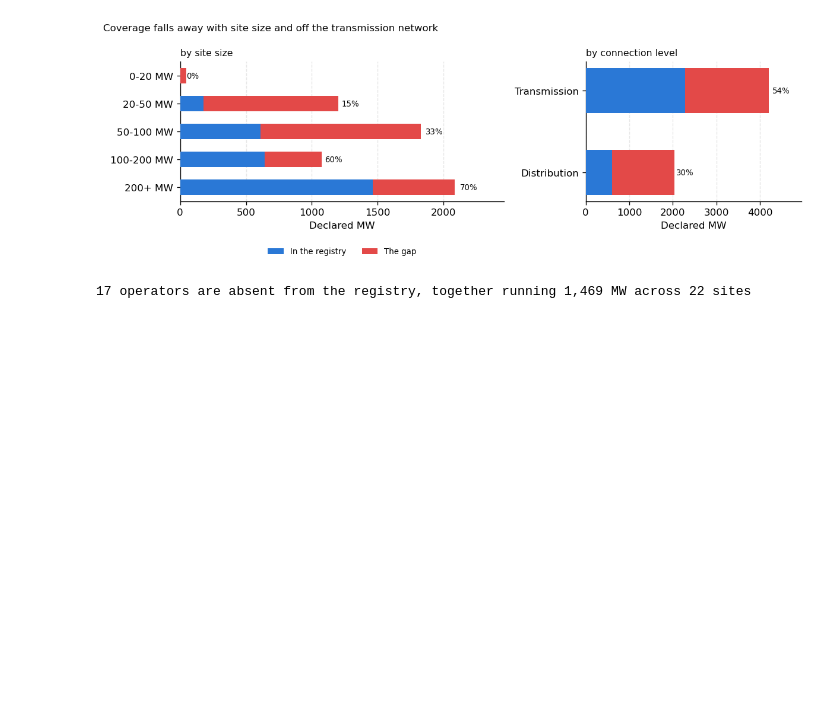
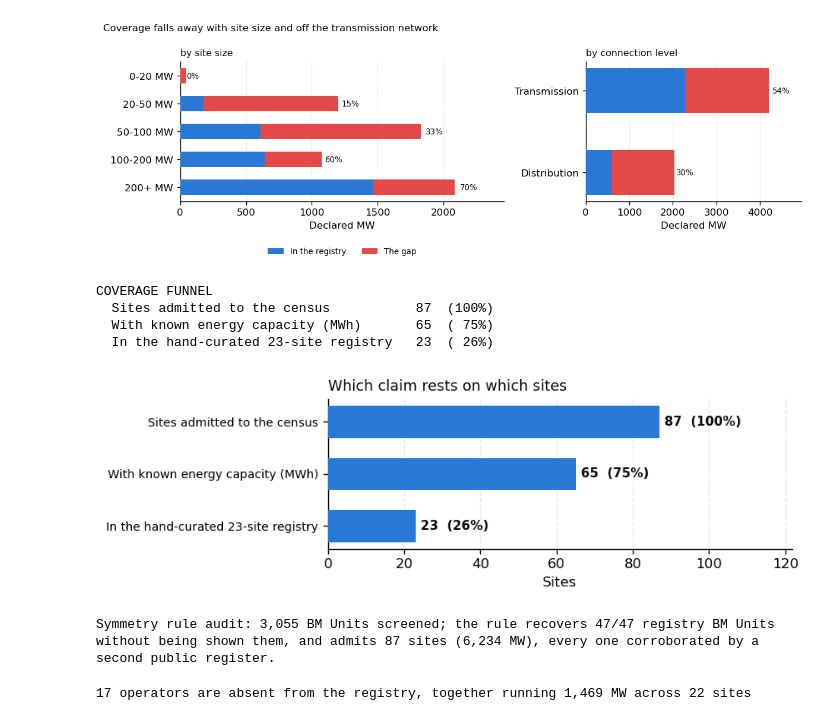
Before and after one commit to shaw029/power-trading, a Jupyter notebook: notebooks/06_fleet_coverage_census.ipynb, the cells around one changed output. Cells and saved outputs as stored; diff of their text form; code cells hidden in the pictures; blank space fills up the shorter version.

```diff
--- a/notebooks/06_fleet_coverage_census.ipynb
+++ b/notebooks/06_fleet_coverage_census.ipynb
@@ -368,6 +368,66 @@ save_poster_fig(fig, "nb06_fig3_where_missing_mw_sits")
 plt.show()
 # %% [output]
 [figure]
+# %%
+# A coverage funnel — which claim applies to which population.
+#
+# The poster makes four different claims about four different subsets, and a
+# reader is entitled to ask which sites each one rests on. This states the
+# attrition once, in order, so no claim has to carry its own denominator.
+# Only stages that actually attrit. Corroboration is not one of them: the
+# census admits corroborated grades by construction, so a "corroborated"
+# row would read 100% and tell the reader nothing.
+_all_bmus = census.battery_bmus()
+# Every stage is in sites. The screening count is in BM Units and belongs in
+# the audit line below, not on a shared percentage axis with site counts.
+funnel = [
+    ("Sites admitted to the census", len(table)),
+    ("With known energy capacity (MWh)", int(table["capacity_mwh"].notna().sum())),
+    ("In the hand-curated 23-site registry", int(table["in_registry"].sum())),
+]
+width = max(len(n) for n, _ in funnel)
+top = funnel[0][1]
+print("COVERAGE FUNNEL")
+for name, n in funnel:
+    print(f"  {name:<{width}}  {n:3}  ({n / top:4.0%})")
+
+fig, ax = plt.subplots(figsize=(7.2, 2.4))
+y = np.arange(len(funnel))
+vals = [n for _, n in funnel]
+ax.barh(y, vals, height=0.62, color=C["covered"], zorder=3)
+for i, n in enumerate(vals):
+    ax.text(n + top * 0.015, i, f"{n}  ({n / top:.0%})", va="center",
+            fontsize=9, fontweight="bold", color=C["ink"])
+ax.set_yticks(y, [n for n, _ in funnel], fontsize=8.5)
+ax.invert_yaxis()
+ax.grid(axis="y", visible=False)
+ax.set_xlim(0, top * 1.4)
+ax.set_xlabel("Sites")
+ax.set_title("Which claim rests on which sites", fontsize=10.5, loc="left",
+             color=C["ink"])
+plt.tight_layout()
+# Print-resolution export: the coverage funnel.
+save_poster_fig(fig, "nb06_fig_coverage_funnel")
+
+plt.show()
+
+# The symmetry rule's false-positive audit, as one quotable line rather than an
+# assertion — the poster footnote claims the rule recovers the registry, so the
+# number behind that claim should be printed here.
+reg_units = {b for s in FLEET for b in s.bmu_ids}
+found = set(table["bmu_ids"].explode().dropna())
+recovered = reg_units & found
+print(f"\nSymmetry rule audit: {len(_all_bmus):,} BM Units screened; the rule recovers "
+      f"{len(recovered)}/{len(reg_units)} registry BM Units without being shown them, "
+      f"and admits {len(table)} sites ({int(table['declared_export_mw'].sum()):,} MW), "
+      f"every one corroborated by a second public register.")
+# %% [output]
+COVERAGE FUNNEL
+  Sites admitted to the census           87  (100%)
+  With known energy capacity (MWh)       65  ( 75%)
+  In the hand-curated 23-site registry   23  ( 26%)
+[figure, added]
+Symmetry rule audit: 3,055 BM Units screened; the rule recovers 47/47 registry BM Units without being shown them, and admits 87 sites (6,234 MW), every one corroborated by a second public register.
 # %%
 # Owners the registry misses entirely, ranked by the MW they operate.
 owners = gaps["owner"]
```
Also changed, not shown: parts of 4 cells of this notebook, 3 other files.
